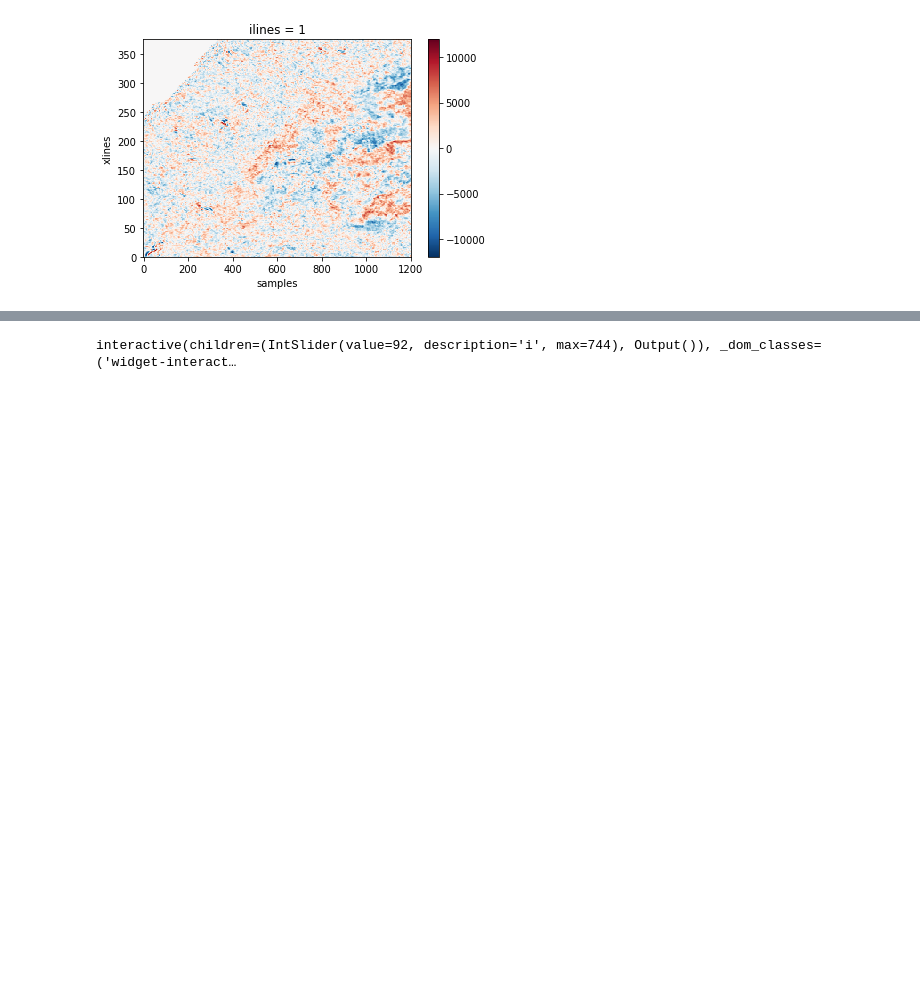
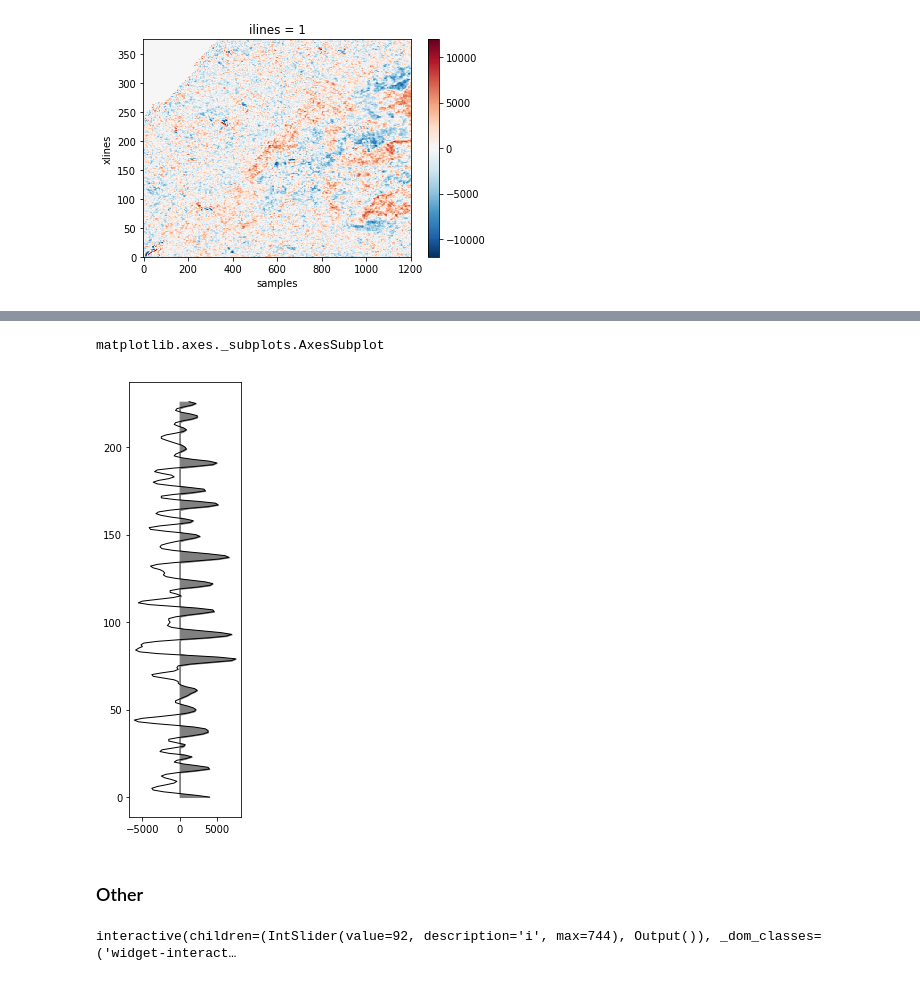
Before and after one commit to softwareunderground/subsurface, a Jupyter notebook: notebooks/seismic.ipynb, the cells around one changed output, grey strips where cells are left out. Cells and saved outputs as stored; diff of their text form; code cells hidden in the pictures; blank space fills up the shorter version.

Commit message:
[ENH] seismic plotting

```diff
--- a/notebooks/seismic.ipynb
+++ b/notebooks/seismic.ipynb
@@ -60,3 +69,25 @@ seismic2.plot()
+# %%
+def _plot_1d(seismic):
+    fig, ax = plt.subplots(figsize=(2,8))
+    kwargs = dict(
+        color="black",
+        linewidth=1
+    )
+    y = np.arange(0, *seismic.data.shape)
+    ax.plot(seismic.data, y, **kwargs)
+    x1 = seismic.data.copy()
+    x1[x1<=0] = 0
+    ax.fill_betweenx(y, x1=x1, color="grey")
+    return ax
+
+
+
+type(_plot_1d(seismic[0,0,:]))
+# %% [output]
+matplotlib.axes._subplots.AxesSubplot
+[figure, added]
+# %% [markdown]
+### Other
 # %%
 interact(p, i=IntSlider(value=92, min=0, max=seismic.data.shape[2]-1))
 # %% [output]
```
Also changed, not shown: parts of 3 cells of this notebook, 1 other file.
